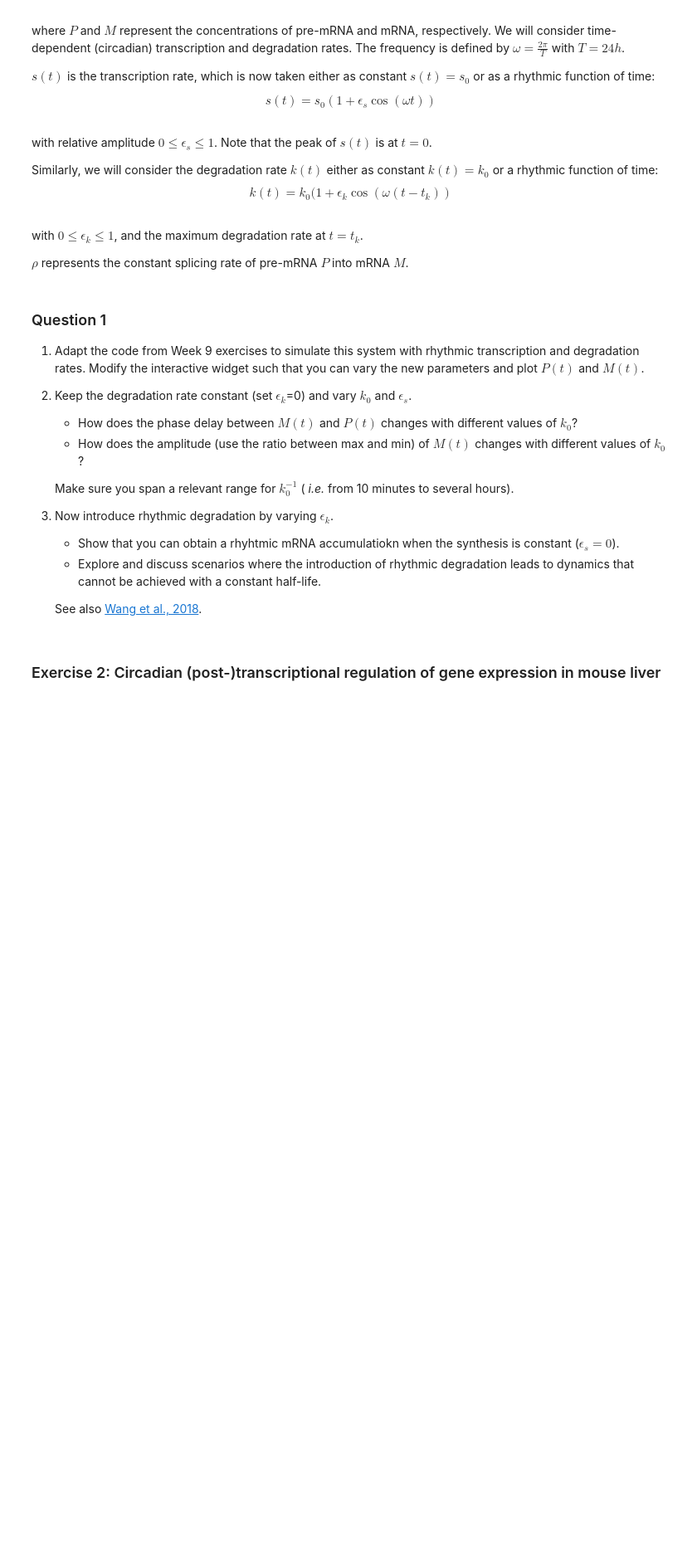
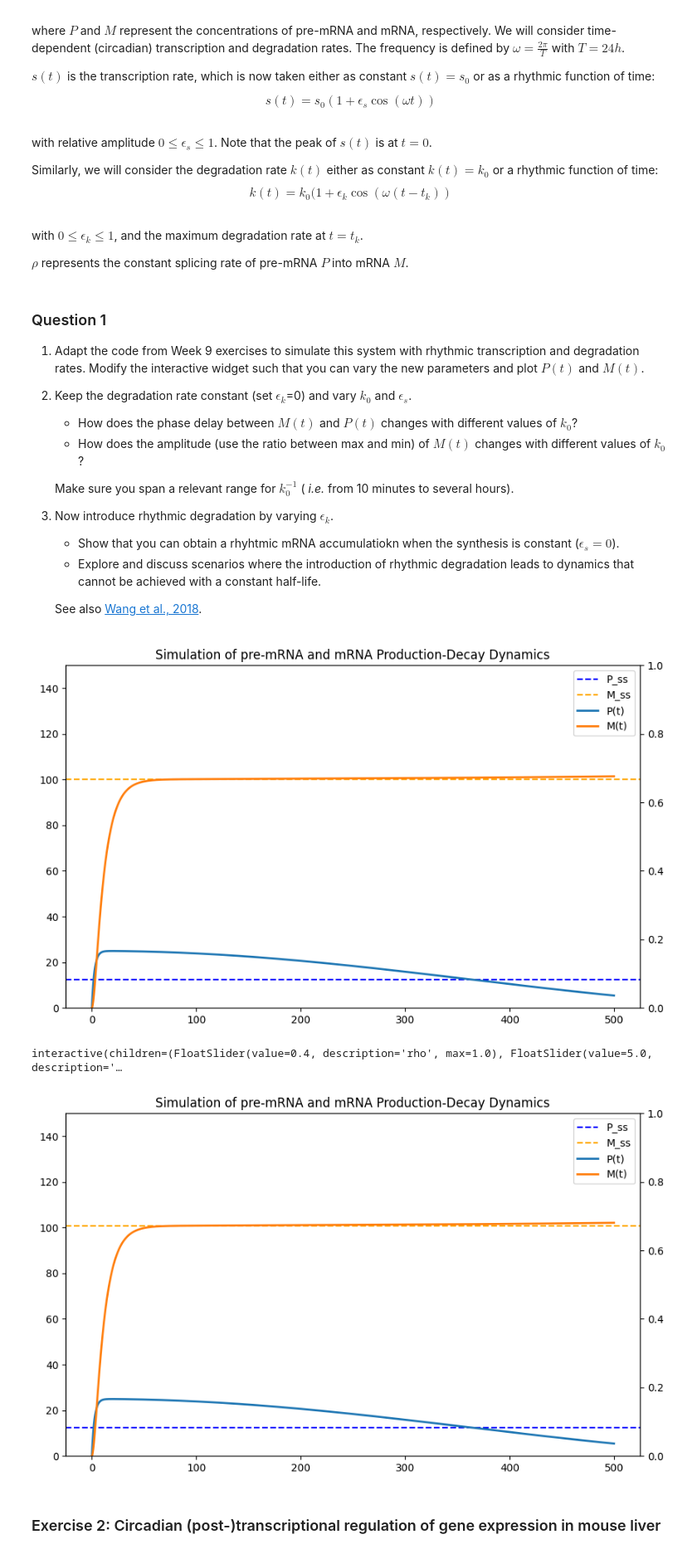
Before and after one commit to morri4shao/Genome-to-Function-class-project3, a Jupyter notebook: Exercise_Week11_12_B_final_FN.ipynb, the cells around one changed output. Shown: that part at 83% size. Saved outputs shown, nothing was run; the diff lists cells and outputs as text; code cells hidden in the pictures; blank space fills up the shorter version.

```diff
--- a/Exercise_Week11_12_B_final_FN.ipynb
+++ b/Exercise_Week11_12_B_final_FN.ipynb
@@ -67,3 +163,21 @@ $\rho$ represents the constant splicing rate of pre-mRNA $P$ into mRNA $M$.
+# %%
+# Define initial conditions and time intervals for the simulation
+initial_conditions = [0, 0] #[P, M, G]
+time = np.linspace(0, 500, 10001)
+
+interact(animate,
+         initial_conditions=fixed(initial_conditions),
+         time=fixed(time),
+        rho=(0, 1, 0.1),
+        s0=(0, 10, 0.1),
+        es=(0, 1, 0.1),
+        k0=(1/600,1/10,1/1000),
+        ek=(0, 1, 0.1),
+        tk=(0, 1, 0.1));
+# %% [output]
+[figure, added]
+interactive(children=(FloatSlider(value=0.4, description='rho', max=1.0), FloatSlider(value=5.0, description='…
+[figure, added]
 # %% [markdown]
 ### Exercise 2: Circadian (post-)transcriptional regulation of gene expression in mouse liver
 # %% [markdown]
```
Also changed, not shown: parts of 2 cells of this notebook.
